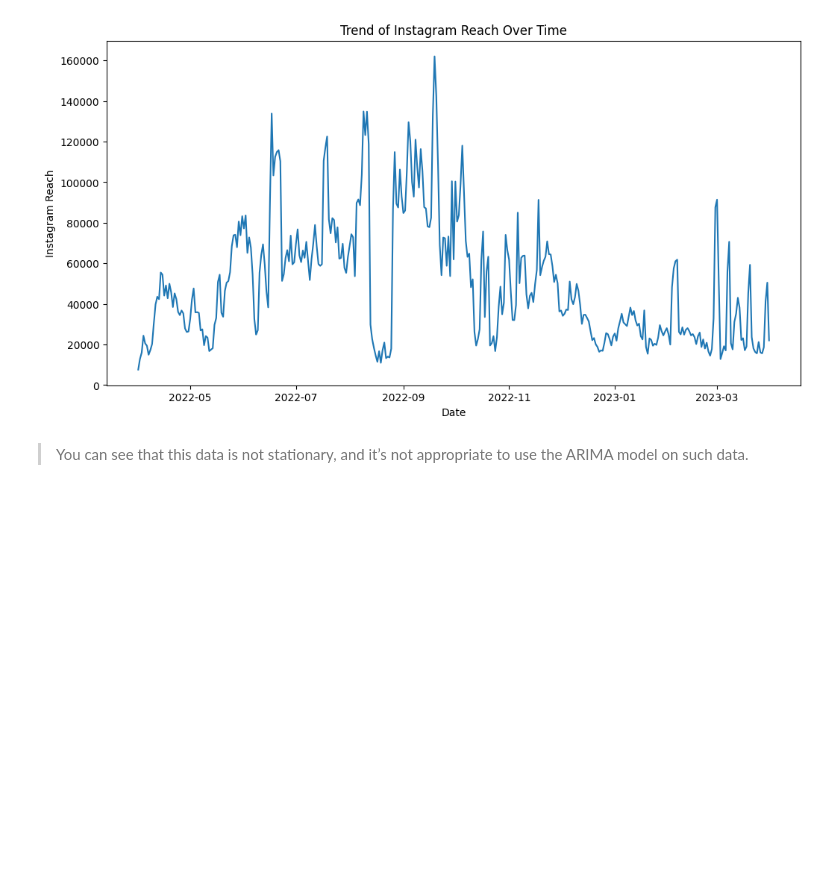
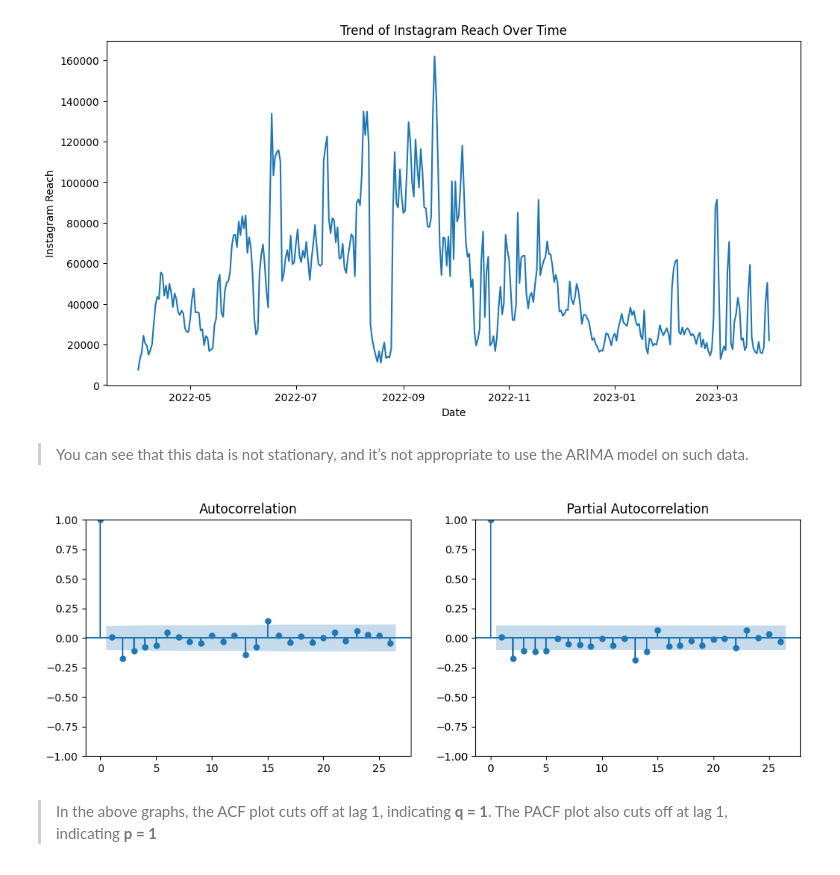
Before and after one commit to Darknight47/Time-Series-Analyasis, a Jupyter notebook: arima.ipynb, the cells around one changed output. Saved outputs shown, nothing was run; the diff lists cells and outputs as text; code cells hidden in the pictures; blank space fills up the shorter version.

Commit message:
arima acf pacf

```diff
--- a/arima.ipynb
+++ b/arima.ipynb
@@ -128,3 +129,20 @@ plt.show()
 [figure]
 # %% [markdown]
 > You can see that this data is not stationary, and it’s not appropriate to use the ARIMA model on such data.
+# %%
+# Resetting index
+time_series = dataset.set_index('Date')['Instagram reach']
+# %%
+# For making the time series stationary.
+# DIFFERENCING
+differenced_series = time_series.diff().dropna()
+# %%
+# Plot ACF and PACF of differenced time series
+fig, axes = plt.subplots(1, 2, figsize=(12, 4))
+plot_acf(differenced_series, ax=axes[0])
+plot_pacf(differenced_series, ax=axes[1])
+plt.show()
+# %% [output]
+[figure, added]
+# %% [markdown]
+> In the above graphs, the ACF plot cuts off at lag 1, indicating **q = 1**. The PACF plot also cuts off at lag 1, indicating **p = 1**
```
Also changed, not shown: parts of 1 cell of this notebook.
